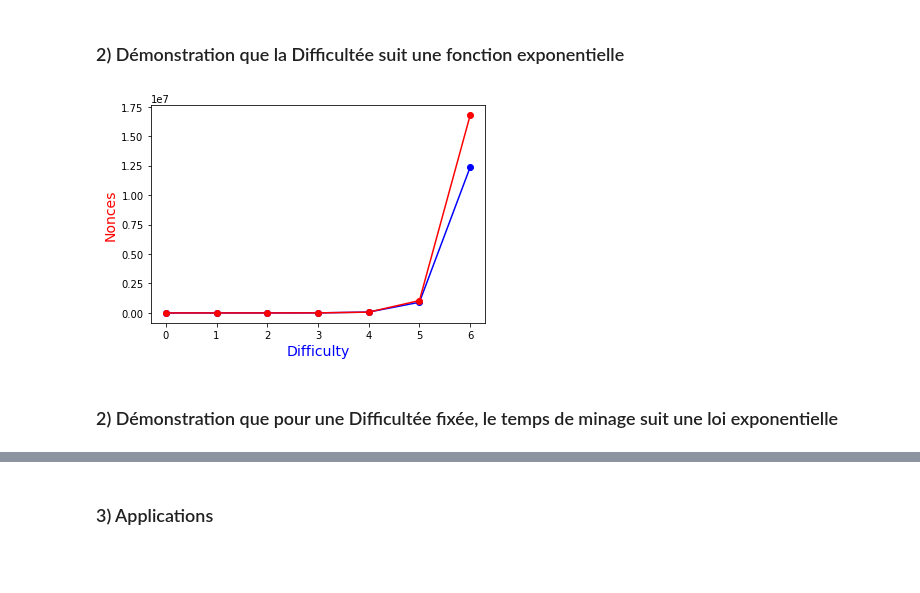
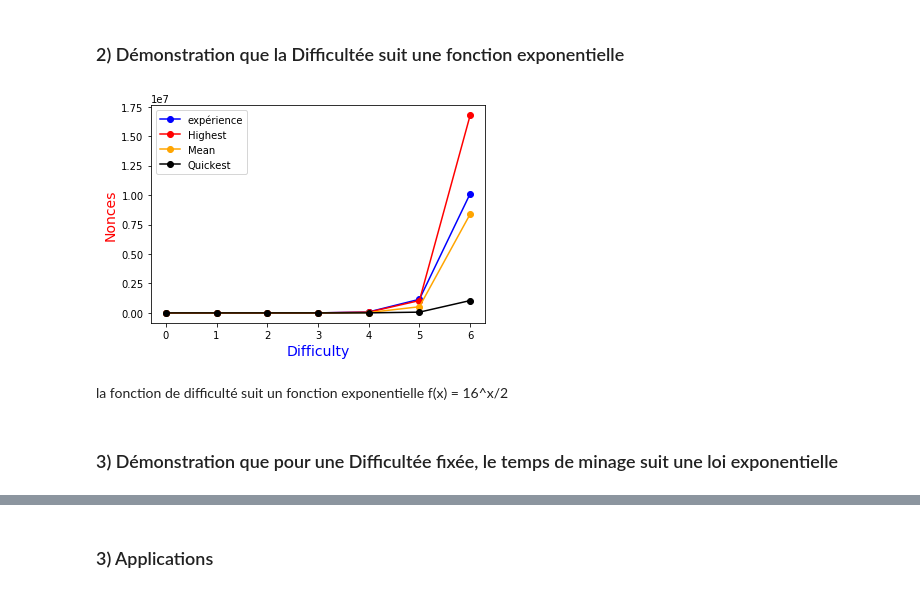
Before and after one commit to redek-zelton/Cryptofinance, a Jupyter notebook: Proof of Work Mining/Proof_of_Work_Mining.ipynb, the cells around one changed output, grey strips where cells are left out. Cells and saved outputs as stored; diff of their text form; code cells hidden in the pictures; blank space fills up the shorter version.

```diff
--- a/Proof of Work Mining/Proof_of_Work_Mining.ipynb
+++ b/Proof of Work Mining/Proof_of_Work_Mining.ipynb
@@ -61,35 +63,52 @@ def Moyenne(L_N):
 # %%
 #Cas Théorique la fonction de Hashage suit une loi exponentielle 16^x avec x la difficulté
 def Theorique(max_diff):
-    L_N=[]
+    #the highest nonce can be found to success
+    Sur=[]
+    #the mean of nonce to success
+    Moy=[]
+    #the quickest time when you have n-1 0 before
+    Rap=[]
     for i in range(max_diff+1):
-        L_N.append(16**i)
-    return L_N
+        Sur.append(16**i)
+        Moy.append(int(16**i/2+1))
+        Rap.append((16**(i)/16)+1)
+    return Sur,Moy,Rap
 # %%
 #Paramètres
 previous_block=""
 max_diff=6
-nombre=10
+nombre=5
+#Liste of Hash sorted by difficulty
 D_H=[]
+#Liste of nonce found for hash
 D_N=[]
-D_Theo_N=[]
 D_Moyenne=[]
+#Theorique
+Sur=[]
+Moy=[]
+Rap=[]
 # %%
 D_H,D_N = Augmentation(previous_block,max_diff,nombre)
 D_Moyenne = Moyenne(D_N)
-D_Theo_N = Theorique(max_diff)
+Sur,Moy,Rap = Theorique(max_diff)
 # %%
 fig,ax=plt.subplots()
 ax.plot(np.arange(max_diff+1),D_Moyenne,marker="o",color='blue')
-ax.plot(np.arange(max_diff+1),D_Theo_N,marker="o",color='red')
+ax.plot(np.arange(max_diff+1),Sur,marker="o",color='red')
+ax.plot(np.arange(max_diff+1),Moy,marker="o",color='orange')
+ax.plot(np.arange(max_diff+1),Rap,marker="o",color='black')
+ax.legend(['expérience','Highest','Mean','Quickest'])
 ax.set_xlabel("Difficulty",color="blue",fontsize=14)
 ax.set_ylabel("Nonces",color="red",fontsize=14)
 
 plt.show()
 # %% [output]
-[figure, old version]
+[figure, new version]
+# %% [markdown]
+<p>la fonction de difficulté suit un fonction exponentielle f(x) = 16^x/2</p>
 # %% [markdown]
-### 2) Démonstration que pour une Difficultée fixée, le temps de minage suit une loi exponentielle
+### 3) Démonstration que pour une Difficultée fixée, le temps de minage suit une loi exponentielle
 # %%
 def Package(previous_block,difficulty,nombre):
     Pack=[]
```
Also changed, not shown: parts of 12 cells of this notebook, 2 other files.
